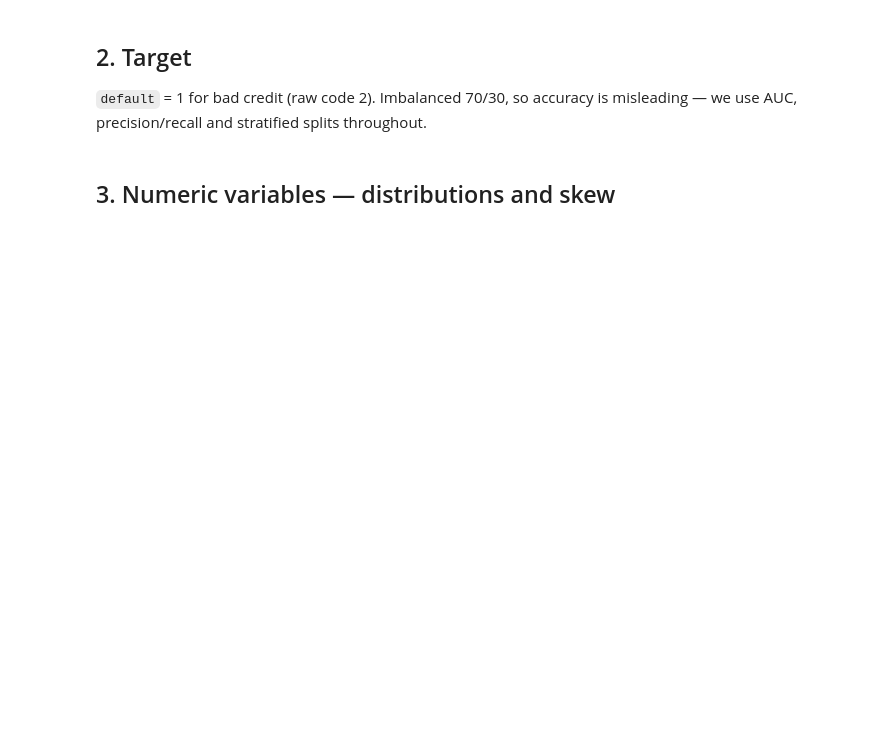
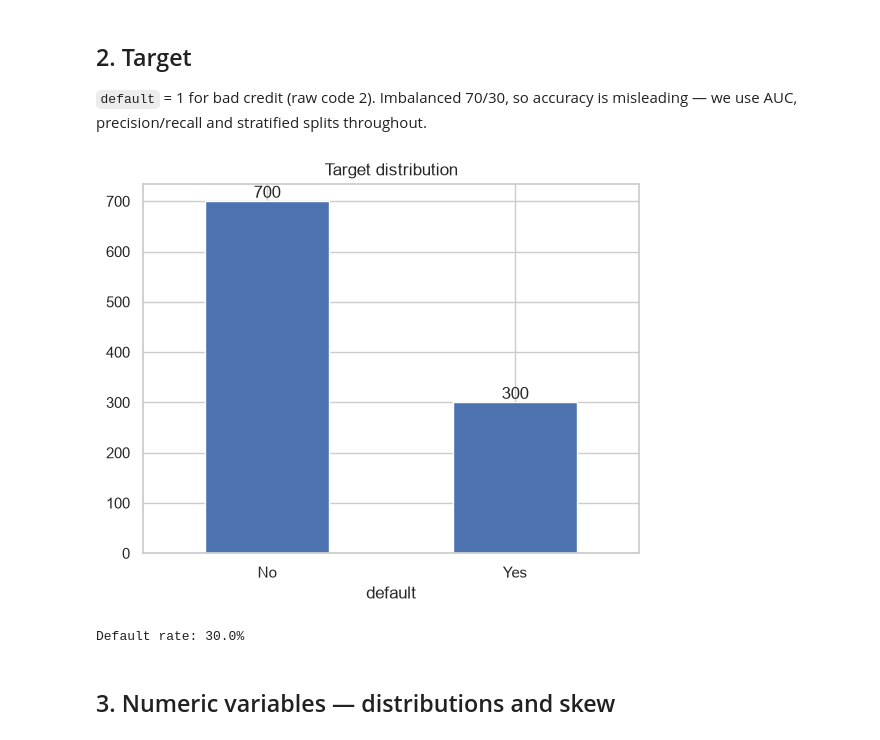
Before and after one commit to vismaymenon/DSE4212_G6_Final_Proj, a Jupyter notebook: EDA.ipynb, the cells around one changed output. Drawn from its saved outputs; the diff is of its cells as text; code cells hidden in the pictures; blank space fills up the shorter version.

```diff
--- a/EDA.ipynb
+++ b/EDA.ipynb
@@ -27,11 +42,14 @@ df.describe().T.round(2)
 `default` = 1 for bad credit (raw code 2). Imbalanced 70/30, so accuracy is misleading — we use AUC, precision/recall
 and stratified splits throughout.
 # %%
-counts = df["default"].value_counts().rename({0: "good", 1: "bad"})
+counts = df["default"].value_counts().rename({0: "No", 1: "Yes"})
 ax = counts.plot.bar(rot=0, title="Target distribution")
 ax.bar_label(ax.containers[0])
 plt.show()
 print(f"Default rate: {df['default'].mean():.1%}")
+# %% [output]
+[figure, added]
+Default rate: 30.0%
 # %% [markdown]
 ## 3. Numeric variables — distributions and skew
 # %%
```
Also changed, not shown: parts of 3 cells of this notebook, 6 other files.
